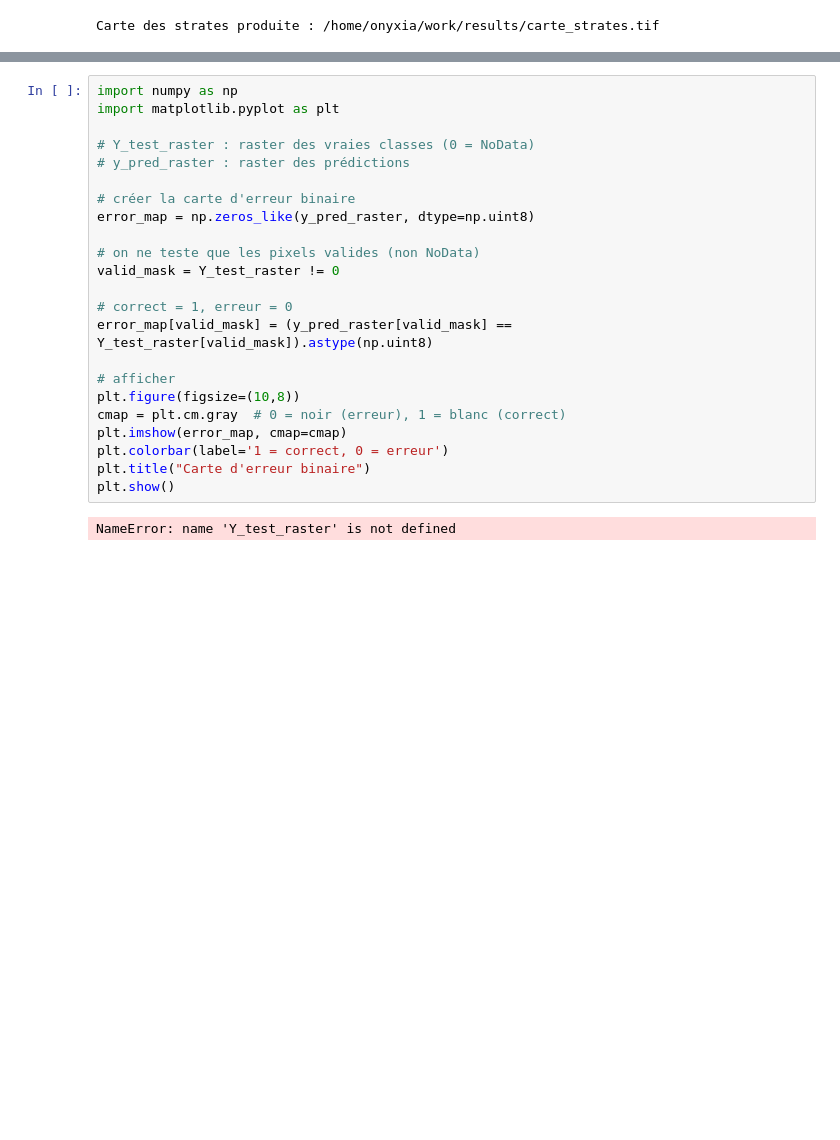
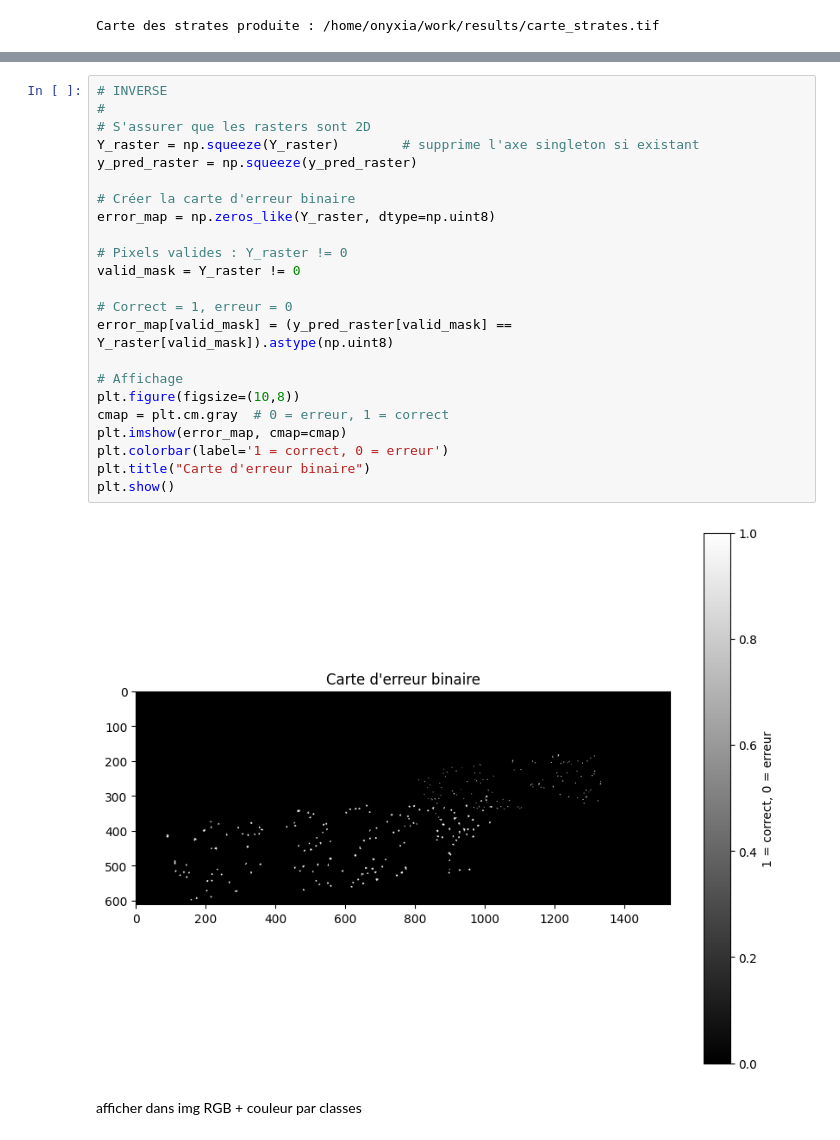
Before and after one commit to marion-billy/projet_telea_landes, a Jupyter notebook: projet_telea_BILLY_MARION.ipynb, the cells around one changed output, grey strips where cells are left out. Saved outputs shown, nothing was run; the diff lists cells and outputs as text; blank space fills up the shorter version.

```diff
--- a/projet_telea_BILLY_MARION.ipynb
+++ b/projet_telea_BILLY_MARION.ipynb
@@ -797,28 +803,30 @@ plt.title("Carte des strates (classification RF)")
 plt.show()
 # %% [output]
 [figure]
-# %%
-import numpy as np
-import matplotlib.pyplot as plt
-
-# Y_test_raster : raster des vraies classes (0 = NoData)
-# y_pred_raster : raster des prédictions
-
-# créer la carte d'erreur binaire
-error_map = np.zeros_like(y_pred_raster, dtype=np.uint8)
-
-# on ne teste que les pixels valides (non NoData)
-valid_mask = Y_test_raster != 0
-
-# correct = 1, erreur = 0
-error_map[valid_mask] = (y_pred_raster[valid_mask] == Y_test_raster[valid_mask]).astype(np.uint8)
-
-# afficher
-plt.figure(figsize=(10,8))
-cmap = plt.cm.gray  # 0 = noir (erreur), 1 = blanc (correct)
-plt.imshow(error_map, cmap=cmap)
-plt.colorbar(label='1 = correct, 0 = erreur')
-plt.title("Carte d'erreur binaire")
-plt.show()
-# %% [output]
-NameError: name 'Y_test_raster' is not defined
+# %%
+# INVERSE
+#
+# S'assurer que les rasters sont 2D
+Y_raster = np.squeeze(Y_raster)        # supprime l'axe singleton si existant
+y_pred_raster = np.squeeze(y_pred_raster)
+
+# Créer la carte d'erreur binaire
+error_map = np.zeros_like(Y_raster, dtype=np.uint8)
+
+# Pixels valides : Y_raster != 0
+valid_mask = Y_raster != 0
+
+# Correct = 1, erreur = 0
+error_map[valid_mask] = (y_pred_raster[valid_mask] == Y_raster[valid_mask]).astype(np.uint8)
+
+# Affichage
+plt.figure(figsize=(10,8))
+cmap = plt.cm.gray  # 0 = erreur, 1 = correct
+plt.imshow(error_map, cmap=cmap)
+plt.colorbar(label='1 = correct, 0 = erreur')
+plt.title("Carte d'erreur binaire")
+plt.show()
+# %% [output]
+[figure, added]
+# %% [markdown]
+afficher dans img RGB + couleur par classes
```
Also changed, not shown: parts of 30 cells of this notebook.
